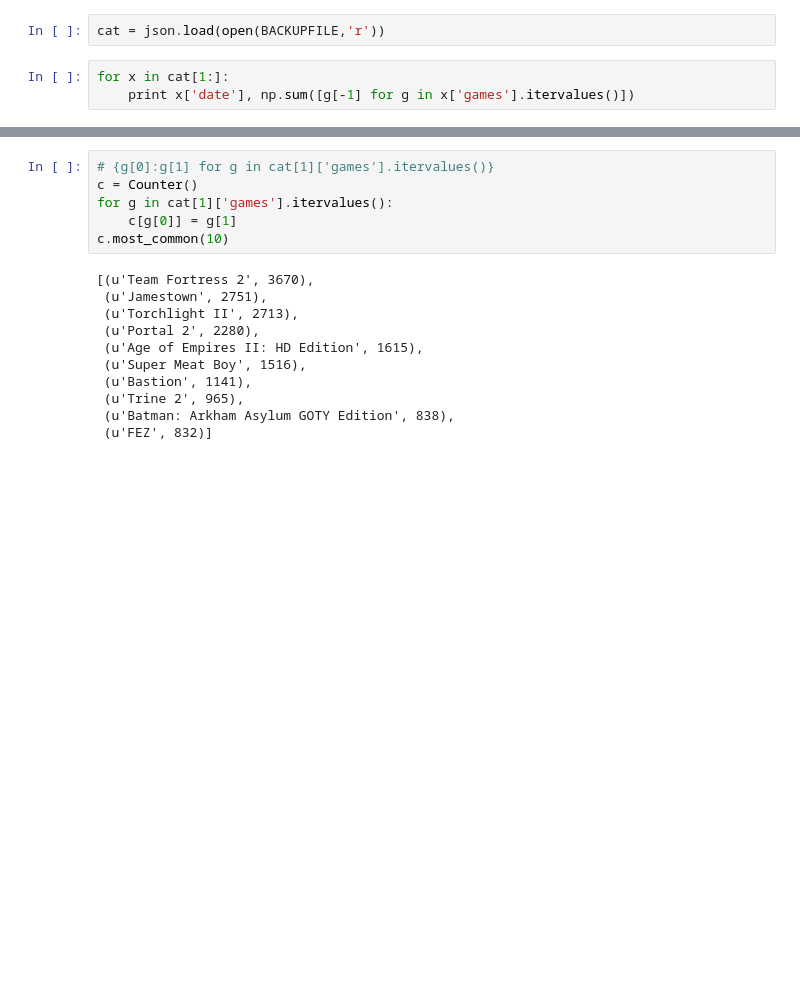
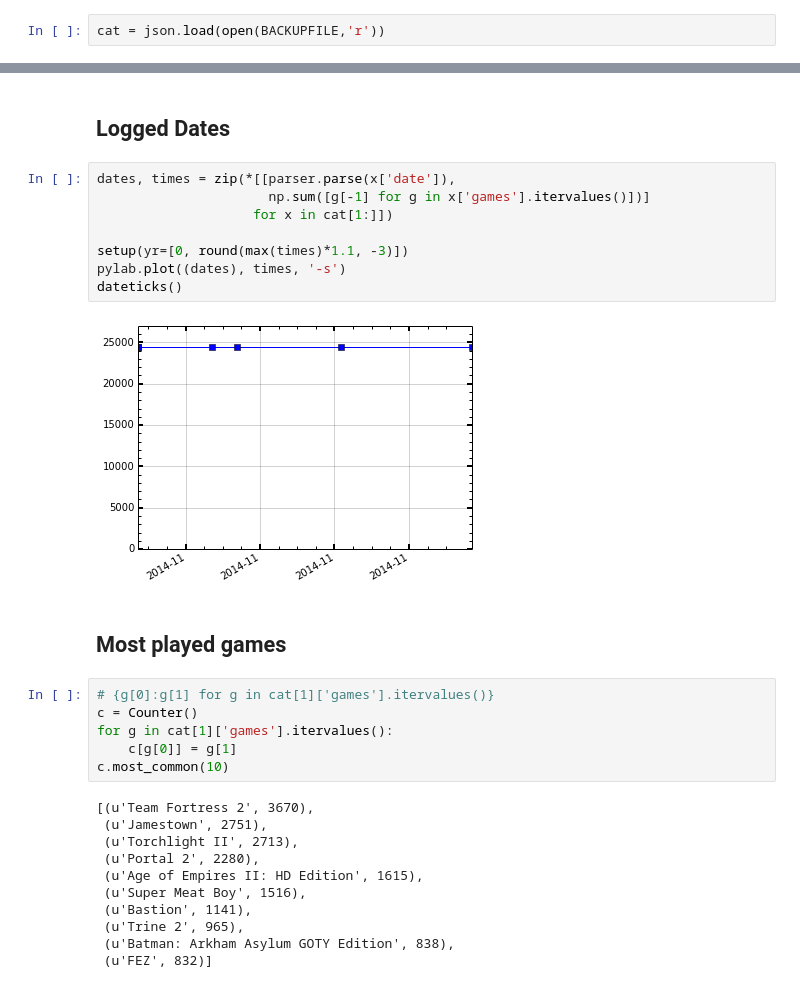
Before and after one commit to ajmendez/vapor, a Jupyter notebook: notebook/backup.ipynb, the cells around one changed output, grey strips where cells are left out. Cells and saved outputs as stored; diff of their text form; blank space fills up the shorter version.

Commit message:
logging plot

```diff
--- a/notebook/backup.ipynb
+++ b/notebook/backup.ipynb
@@ -8,5 +10,2 @@ from pysurvey.plot import setup, dateticks
 # %%
 cat = json.load(open(BACKUPFILE,'r'))
-# %%
-for x in cat[1:]:
-    print x['date'], np.sum([g[-1] for g in x['games'].itervalues()])
@@ -20,3 +12,17 @@ for x in cat[1:]:
+# %% [markdown]
+## Logged Dates
+# %%
+dates, times = zip(*[[parser.parse(x['date']),
+                      np.sum([g[-1] for g in x['games'].itervalues()])]
+                    for x in cat[1:]])
+
+setup(yr=[0, round(max(times)*1.1, -3)])
+pylab.plot((dates), times, '-s')
+dateticks()
+# %% [output]
+[figure, added]
+# %% [markdown]
+## Most played games
 # %%
 # {g[0]:g[1] for g in cat[1]['games'].itervalues()}
 c = Counter()
```
Also changed, not shown: parts of 3 cells of this notebook.
